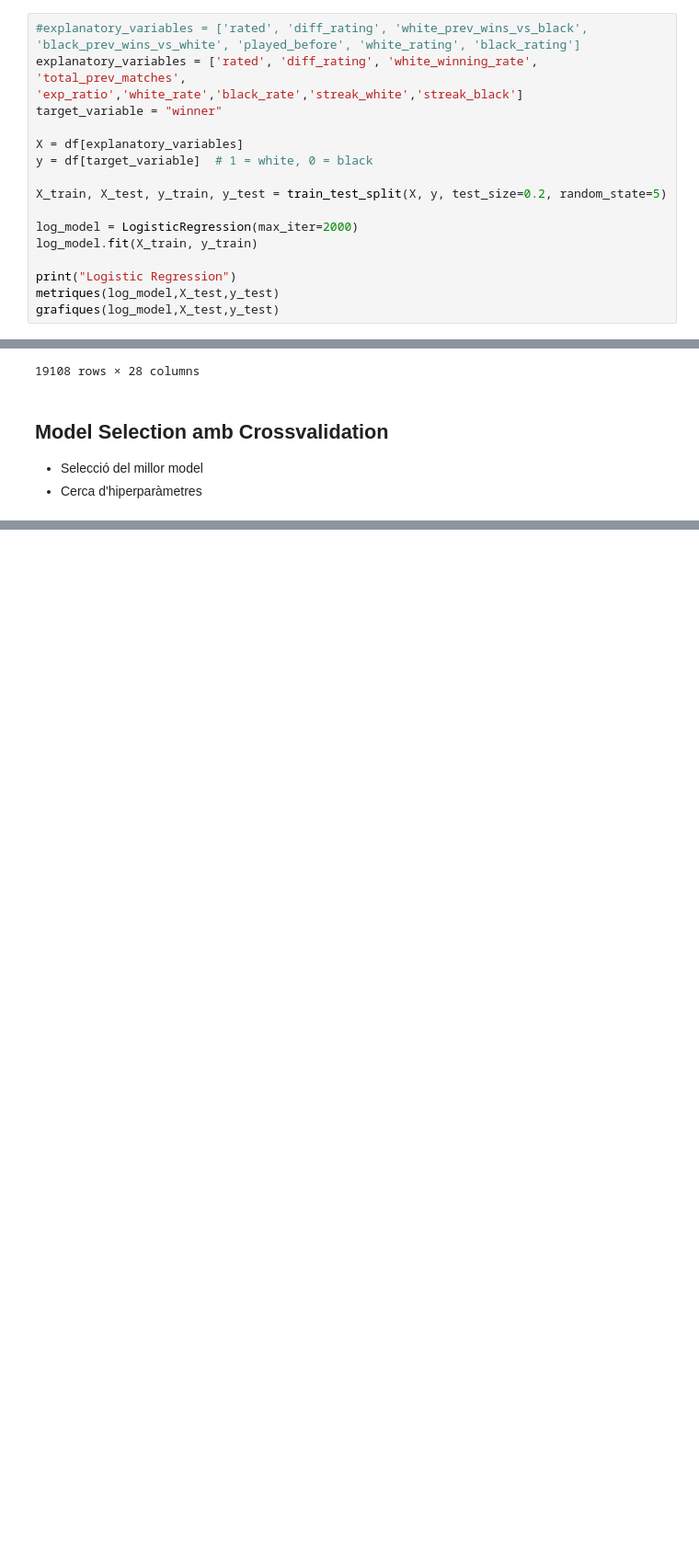
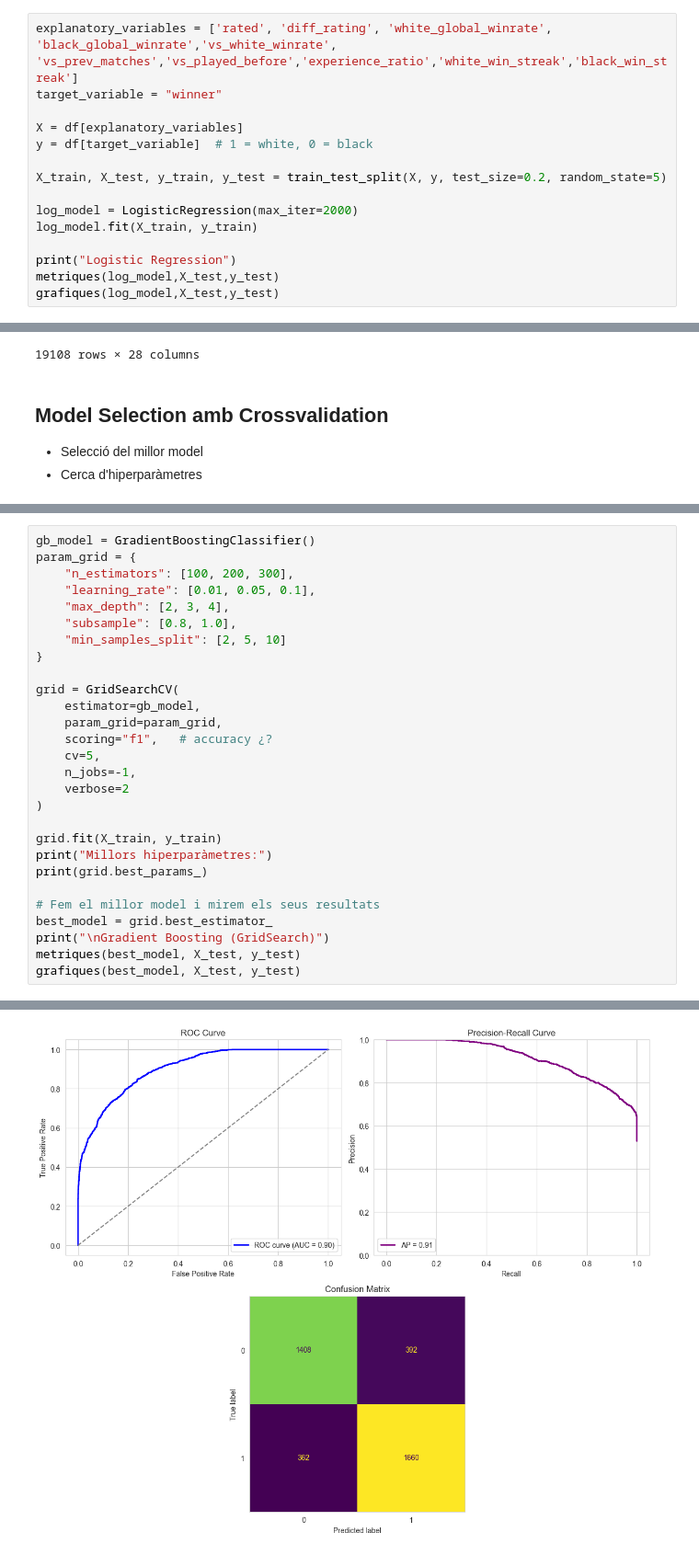
Before and after one commit to NIU1706167/CasKaggle, a Jupyter notebook: CasKaggle.ipynb, the cells around one changed output, grey strips where cells are left out. Shown: that part at 92% size. Cells and saved outputs as stored; diff of their text form; blank space fills up the shorter version.

```diff
--- a/CasKaggle.ipynb
+++ b/CasKaggle.ipynb
@@ -600,8 +607,7 @@ def grafiques(model,X_test,y_test):
 # %% [markdown]
 Fem un primer model amb les dades que sabem prèviament al començament de la partida
 # %%
-#explanatory_variables = ['rated', 'diff_rating', 'white_prev_wins_vs_black', 'black_prev_wins_vs_white', 'played_before', 'white_rating', 'black_rating']
-explanatory_variables = ['rated', 'diff_rating', 'white_winning_rate', 'total_prev_matches', 'exp_ratio','white_rate','black_rate','streak_white','streak_black']
+explanatory_variables = ['rated', 'diff_rating', 'white_global_winrate', 'black_global_winrate','vs_white_winrate', 'vs_prev_matches','vs_played_before','experience_ratio','white_win_streak','black_win_streak']
 target_variable = "winner"
 
 X = df[explanatory_variables]
@@ -716,0 +723,29 @@ Fem la cerca d'hiperparàmtres amb els tres models que tenim, ja que amb els mod
+# %%
+gb_model = GradientBoostingClassifier()
+param_grid = {
+    "n_estimators": [100, 200, 300],
+    "learning_rate": [0.01, 0.05, 0.1],
+    "max_depth": [2, 3, 4],
+    "subsample": [0.8, 1.0],
+    "min_samples_split": [2, 5, 10]
+}
+
+grid = GridSearchCV(
+    estimator=gb_model,
+    param_grid=param_grid,
+    scoring="f1",   # accuracy ¿?
+    cv=5,
+    n_jobs=-1,
+    verbose=2
+)
+
+grid.fit(X_train, y_train)
+print("Millors hiperparàmetres:")
+print(grid.best_params_)
+
+# Fem el millor model i mirem els seus resultats
+best_model = grid.best_estimator_
+print("\nGradient Boosting (GridSearch)")
+metriques(best_model, X_test, y_test)
+grafiques(best_model, X_test, y_test)
+# %% [output]
@@ -716,0 +768 @@ Fem la cerca d'hiperparàmtres amb els tres models que tenim, ja que amb els mod
+[figure, added]
```
Also changed, not shown: parts of 28 cells of this notebook.
